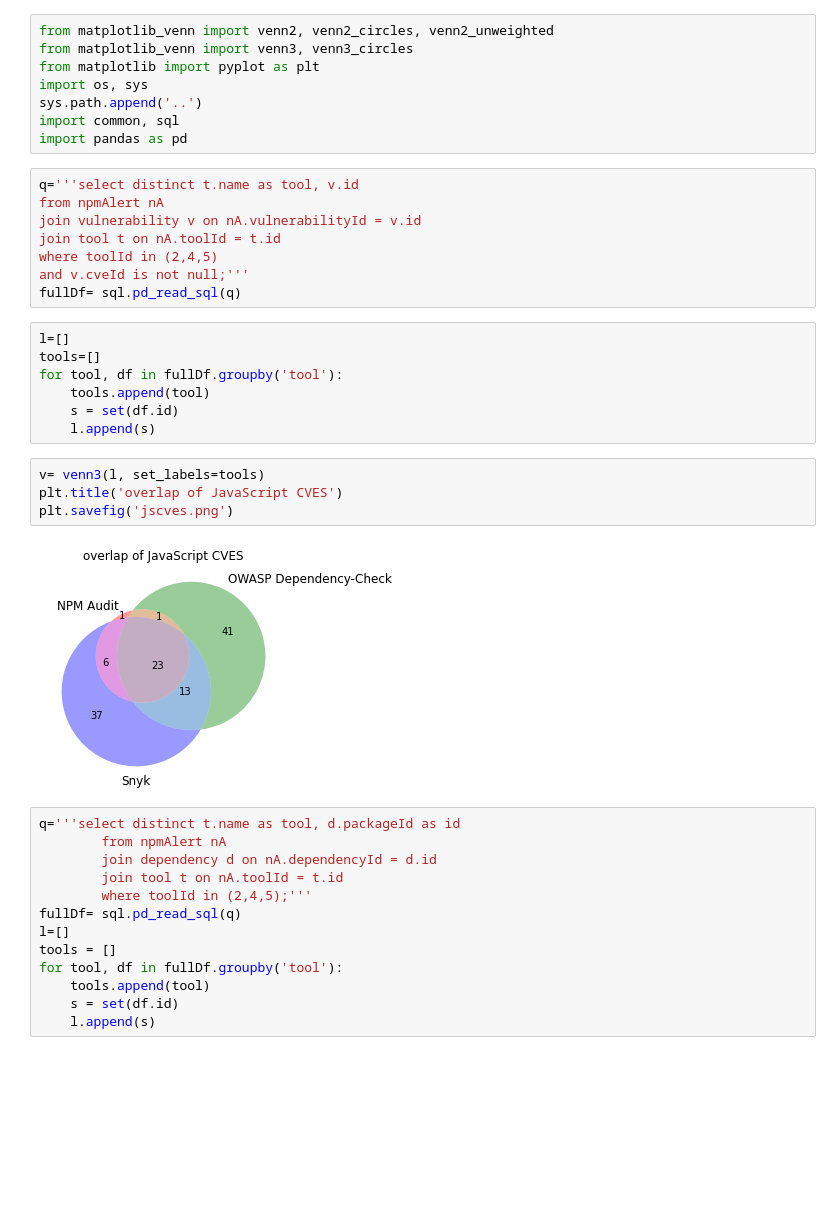
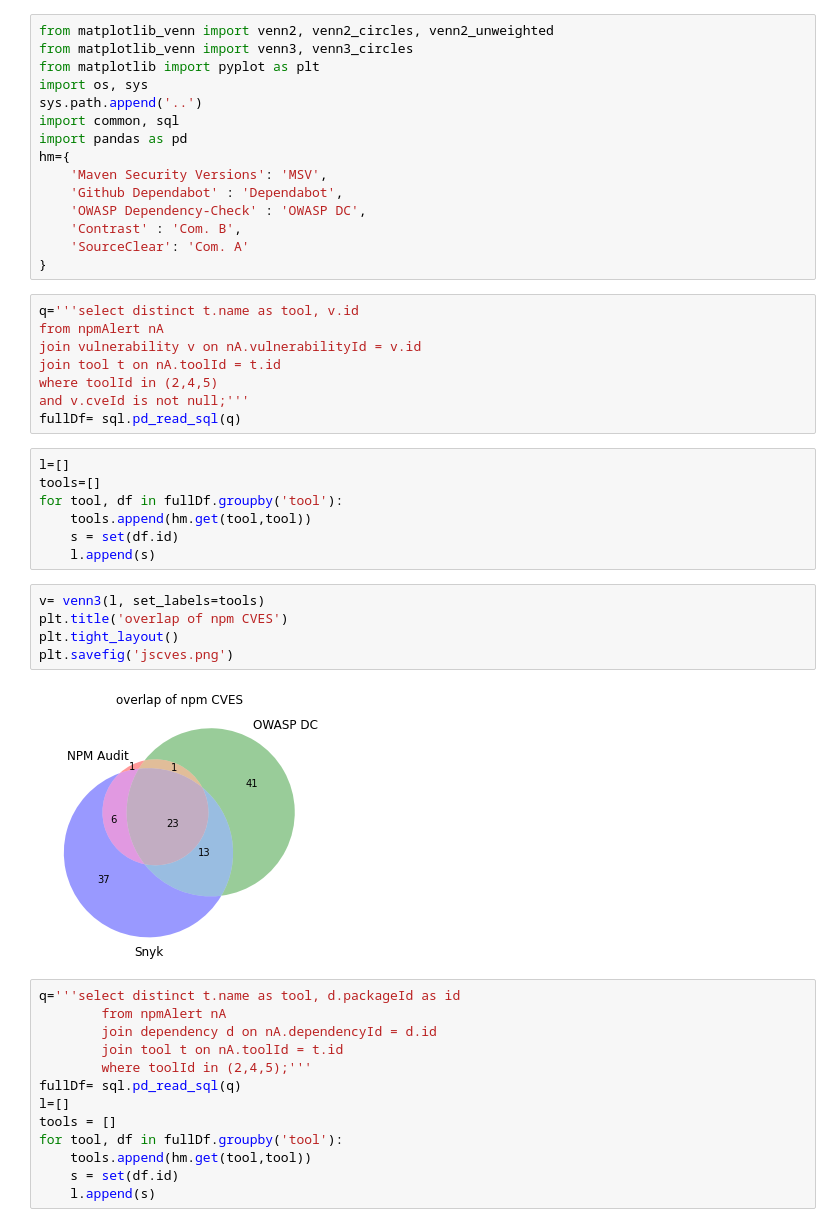
Before and after one commit to nasifimtiazohi/vulnerable-dependency-detection-comparison, a Jupyter notebook: tool_scanning/venn.ipynb, the cells around one changed output. Drawn from its saved outputs; the diff is of its cells as text; blank space fills up the shorter version.

```diff
--- a/tool_scanning/venn.ipynb
+++ b/tool_scanning/venn.ipynb
@@ -6,6 +6,13 @@ import os, sys
 sys.path.append('..')
 import common, sql
 import pandas as pd
+hm={
+    'Maven Security Versions': 'MSV',
+    'Github Dependabot' : 'Dependabot',
+    'OWASP Dependency-Check' : 'OWASP DC',
+    'Contrast' : 'Com. B',
+    'SourceClear': 'Com. A'
+}
 # %%
 q='''select distinct t.name as tool, v.id
 from npmAlert nA
@@ -18,15 +25,16 @@ fullDf= sql.pd_read_sql(q)
 l=[]
 tools=[]
 for tool, df in fullDf.groupby('tool'):
-    tools.append(tool)
+    tools.append(hm.get(tool,tool))
     s = set(df.id)
     l.append(s)
 # %%
 v= venn3(l, set_labels=tools)
-plt.title('overlap of JavaScript CVES')
+plt.title('overlap of npm CVES')
+plt.tight_layout()
 plt.savefig('jscves.png')
 # %% [output]
-[figure, old version]
+[figure, new version]
 # %%
 q='''select distinct t.name as tool, d.packageId as id
         from npmAlert nA
@@ -37,7 +45,7 @@ fullDf= sql.pd_read_sql(q)
 l=[]
 tools = []
 for tool, df in fullDf.groupby('tool'):
-    tools.append(tool)
+    tools.append(hm.get(tool,tool))
     s = set(df.id)
     l.append(s)
 # %%
```
Also changed, not shown: parts of 13 cells of this notebook, 20 other files.
